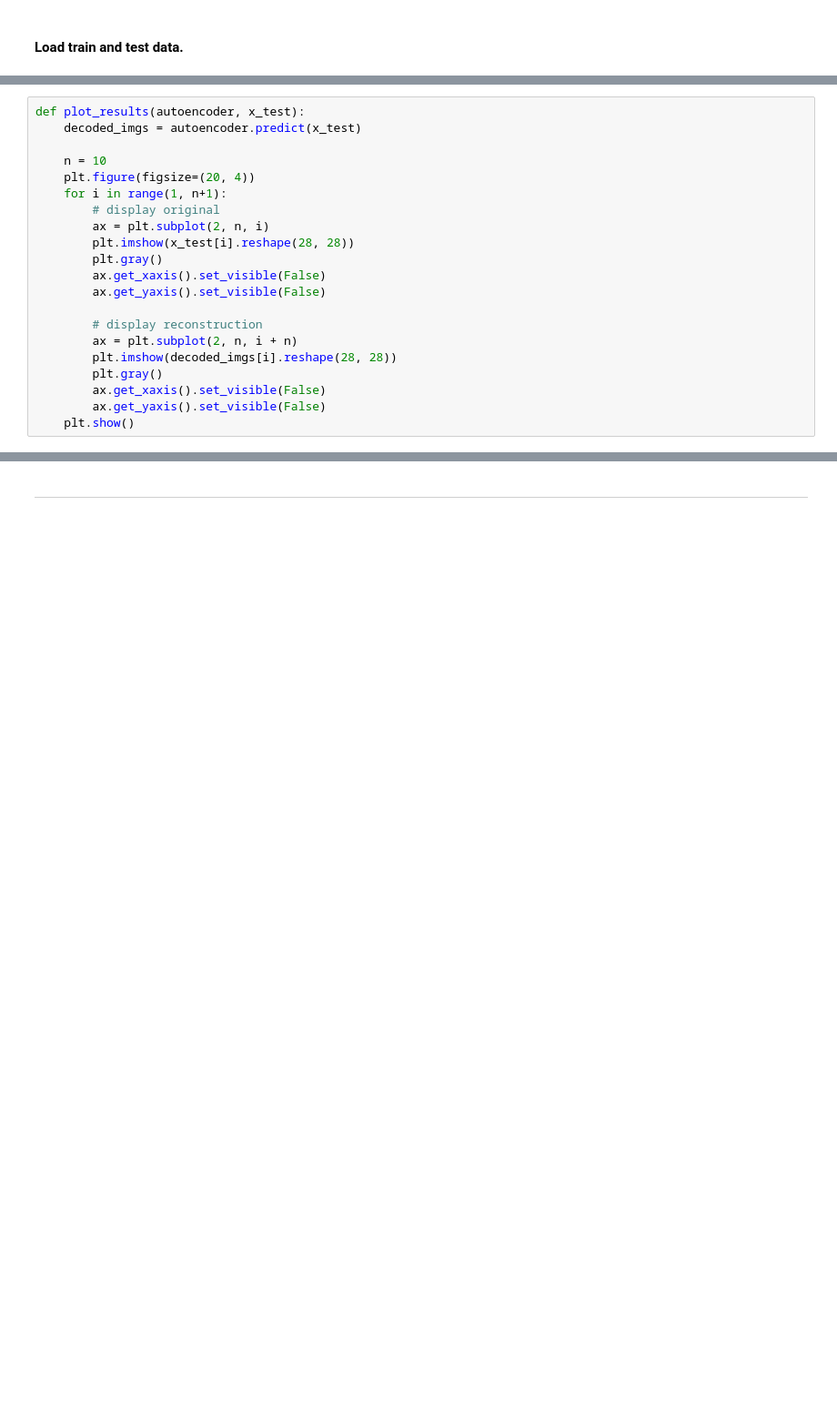
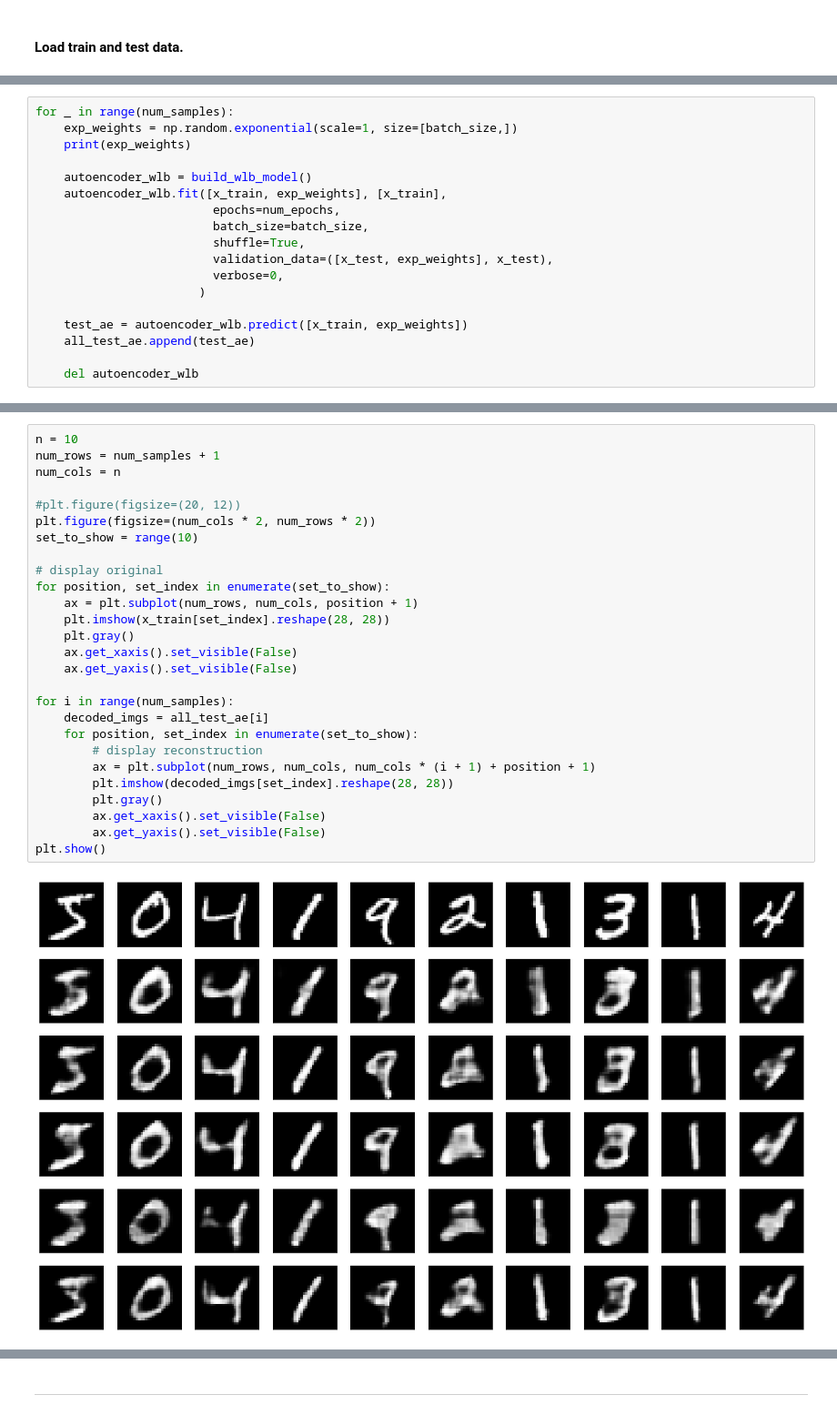
Before and after one commit to diesendruck/pv, a Jupyter notebook: mv_sp_privacy/src/mnist_wlb.ipynb, the cells around one changed output, grey strips where cells are left out. Shown at 91% size. Cells and saved outputs as stored; diff of their text form; blank space fills up the shorter version.

```diff
--- a/mv_sp_privacy/src/mnist_wlb.ipynb
+++ b/mv_sp_privacy/src/mnist_wlb.ipynb
@@ -58,0 +215,18 @@ x_test = np.reshape(x_test, (len(x_test), 28, 28, 1))  # adapt this if using `ch
+# %%
+for _ in range(num_samples):
+    exp_weights = np.random.exponential(scale=1, size=[batch_size,])
+    print(exp_weights)
+
+    autoencoder_wlb = build_wlb_model()
+    autoencoder_wlb.fit([x_train, exp_weights], [x_train],
+                         epochs=num_epochs,
+                         batch_size=batch_size,
+                         shuffle=True,
+                         validation_data=([x_test, exp_weights], x_test),
+                         verbose=0,
+                       )
+
+    test_ae = autoencoder_wlb.predict([x_train, exp_weights])
+    all_test_ae.append(test_ae)
+
+    del autoencoder_wlb
@@ -59,21 +251,29 @@ x_test = np.reshape(x_test, (len(x_test), 28, 28, 1))  # adapt this if using `ch
 # %%
-def plot_results(autoencoder, x_test):
-    decoded_imgs = autoencoder.predict(x_test)
+n = 10
+num_rows = num_samples + 1
+num_cols = n
 
-    n = 10
-    plt.figure(figsize=(20, 4))
-    for i in range(1, n+1):
-        # display original
-        ax = plt.subplot(2, n, i)
-        plt.imshow(x_test[i].reshape(28, 28))
+#plt.figure(figsize=(20, 12))
+plt.figure(figsize=(num_cols * 2, num_rows * 2))
+set_to_show = range(10)
+
+# display original
+for position, set_index in enumerate(set_to_show):
+    ax = plt.subplot(num_rows, num_cols, position + 1)
+    plt.imshow(x_train[set_index].reshape(28, 28))
+    plt.gray()
+    ax.get_xaxis().set_visible(False)
+    ax.get_yaxis().set_visible(False)
+
+for i in range(num_samples):
+    decoded_imgs = all_test_ae[i]
+    for position, set_index in enumerate(set_to_show):
+        # display reconstruction
+        ax = plt.subplot(num_rows, num_cols, num_cols * (i + 1) + position + 1)
+        plt.imshow(decoded_imgs[set_index].reshape(28, 28))
         plt.gray()
         ax.get_xaxis().set_visible(False)
         ax.get_yaxis().set_visible(False)
-
-        # display reconstruction
-        ax = plt.subplot(2, n, i + n)
-        plt.imshow(decoded_imgs[i].reshape(28, 28))
-        plt.gray()
-        ax.get_xaxis().set_visible(False)
-        ax.get_yaxis().set_visible(False)
-    plt.show()
+plt.show()
+# %% [output]
+[figure, added]
```
Also changed, not shown: parts of 27 cells of this notebook.
